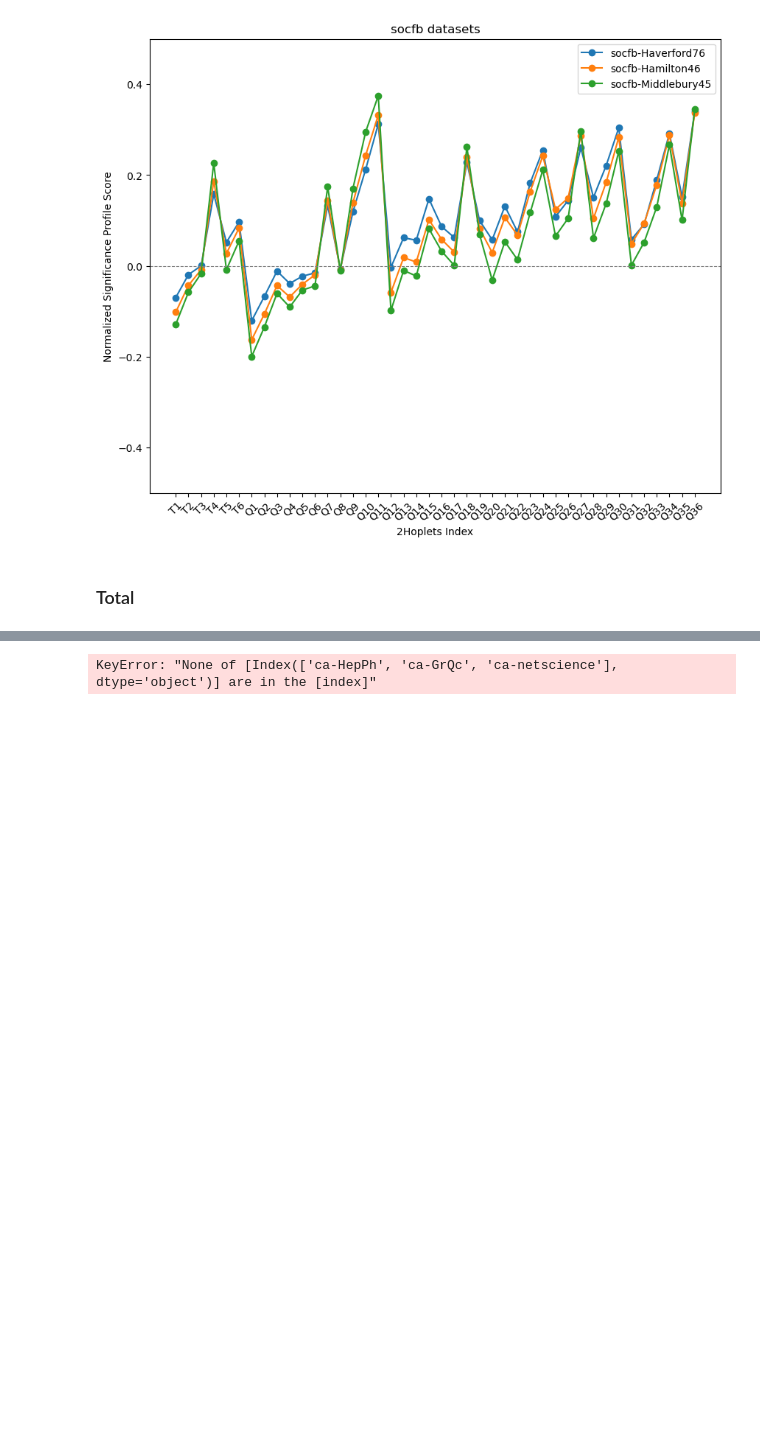
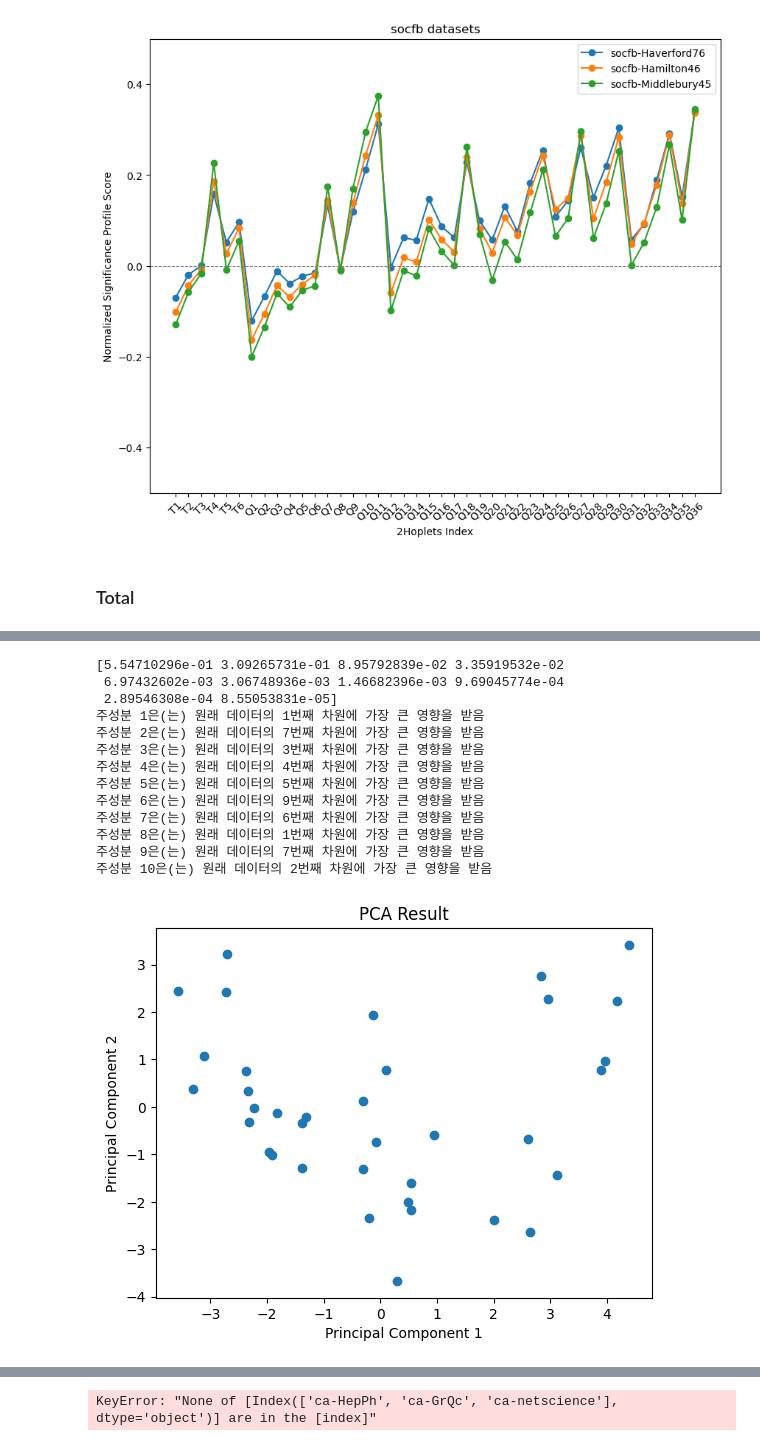
Before and after one commit to thisis05/distance-extended-graphlet, a Jupyter notebook: profile.ipynb, the cells around one changed output, grey strips where cells are left out. Cells and saved outputs as stored; diff of their text form; code cells hidden in the pictures; blank space fills up the shorter version.

```diff
--- a/profile.ipynb
+++ b/profile.ipynb
@@ -160,3 +171,49 @@ conf_mat(domain, corr_mat)
+# %%
+import numpy as np
+
+X = np.array(srp)
+X = X.reshape(10, 36).T
+# %%
+from sklearn.preprocessing import StandardScaler
+from sklearn.decomposition import PCA
+
+# X는 n개의 샘플과 36차원의 벡터로 이루어진 데이터
+scaler = StandardScaler()
+X_scaled = scaler.fit_transform(X)
+
+
+# PCA 모델을 주성분 개수를 지정하여 생성
+pca = PCA(n_components=10)  # 예: 2개의 주성분으로 차원을 축소
+X_pca = pca.fit_transform(X_scaled)
+
+print(pca.explained_variance_ratio_)  # 각 주성분이 설명하는 분산 비율
+# 각 주성분이 원본 데이터의 몇 번째 차원에 해당하는지 확인
+most_influential_dimensions = np.argmax(np.abs(pca.components_), axis=1)
+
+# 출력
+for i, dim in enumerate(most_influential_dimensions):
+    print(f"주성분 {i + 1}은(는) 원래 데이터의 {dim + 1}번째 차원에 가장 큰 영향을 받음")
+
+plt.scatter(X_pca[:, 0], X_pca[:, 1])
+plt.xlabel('Principal Component 1')
+plt.ylabel('Principal Component 2')
+plt.title('PCA Result')
+plt.show()
+# %% [output]
+[5.54710296e-01 3.09265731e-01 8.95792839e-02 3.35919532e-02
+ 6.97432602e-03 3.06748936e-03 1.46682396e-03 9.69045774e-04
+ 2.89546308e-04 8.55053831e-05]
+주성분 1은(는) 원래 데이터의 1번째 차원에 가장 큰 영향을 받음
+주성분 2은(는) 원래 데이터의 7번째 차원에 가장 큰 영향을 받음
+주성분 3은(는) 원래 데이터의 3번째 차원에 가장 큰 영향을 받음
+주성분 4은(는) 원래 데이터의 4번째 차원에 가장 큰 영향을 받음
+주성분 5은(는) 원래 데이터의 5번째 차원에 가장 큰 영향을 받음
+주성분 6은(는) 원래 데이터의 9번째 차원에 가장 큰 영향을 받음
+주성분 7은(는) 원래 데이터의 6번째 차원에 가장 큰 영향을 받음
+주성분 8은(는) 원래 데이터의 1번째 차원에 가장 큰 영향을 받음
+주성분 9은(는) 원래 데이터의 7번째 차원에 가장 큰 영향을 받음
+주성분 10은(는) 원래 데이터의 2번째 차원에 가장 큰 영향을 받음
+[figure, added]
 # %%
 corr_mat
 # %% [output]
```
Also changed, not shown: parts of 5 cells of this notebook, 38 other files.
